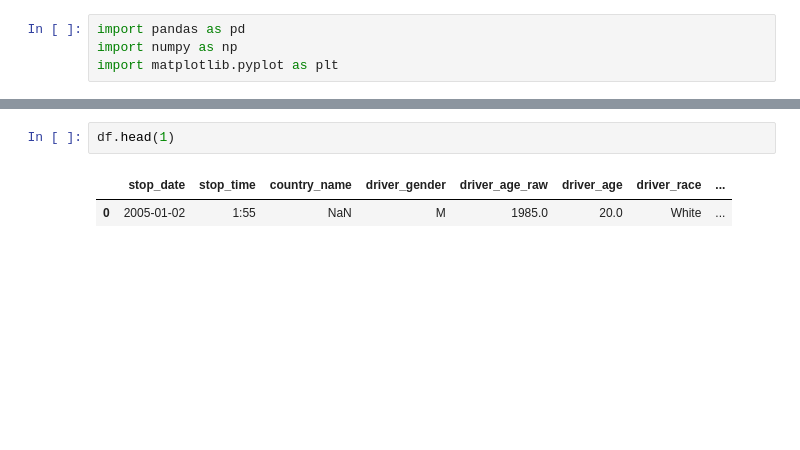
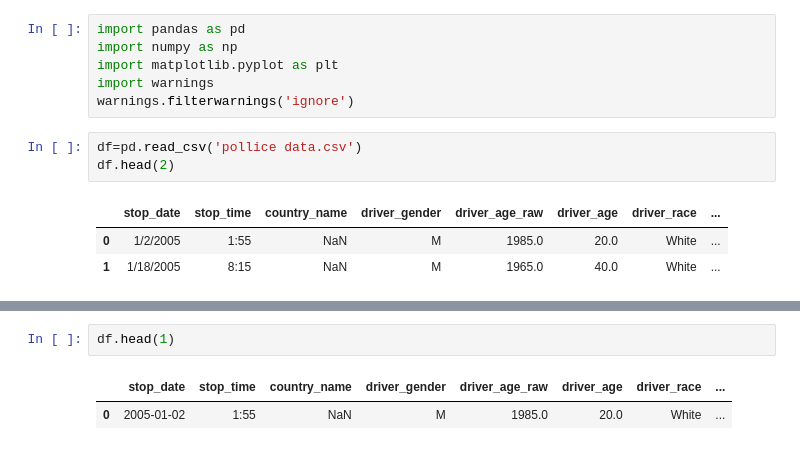
Before and after one commit to Ranjit-Singh-786/pandas-, a Jupyter notebook: datetime series and all tricks.ipynb, the cells around one changed output, grey strips where cells are left out. Saved outputs shown, nothing was run; the diff lists cells and outputs as text; blank space fills up the shorter version.

```diff
--- a/datetime series and all tricks.ipynb
+++ b/datetime series and all tricks.ipynb
@@ -2,6 +2,15 @@
 import pandas as pd
 import numpy as np
 import matplotlib.pyplot as plt
+import warnings
+warnings.filterwarnings('ignore')
+# %%
+df=pd.read_csv('pollice data.csv')
+df.head(2)
+# %% [output]
+|  | stop_date | stop_time | country_name | driver_gender | driver_age_raw | driver_age | driver_race | ... |
+| 0 | 1/2/2005 | 1:55 | NaN | M | 1985.0 | 20.0 | White | ... |
+| 1 | 1/18/2005 | 8:15 | NaN | M | 1965.0 | 40.0 | White | ... |
 # %%
 df=pd.read_csv('pollice data.csv',parse_dates=['stop_date'])
 # here i fatched those records that are gender mail and stop region  drugs true
```
Also changed, not shown: parts of 17 cells of this notebook, 5 other files.
